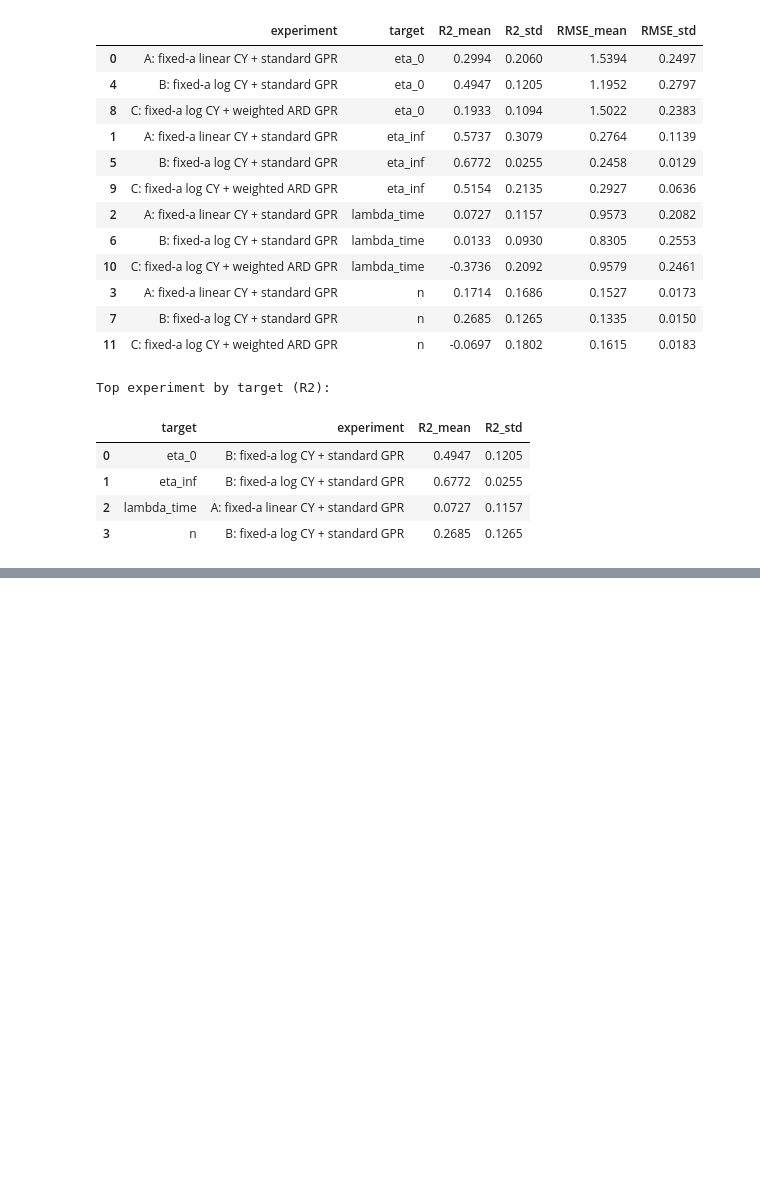
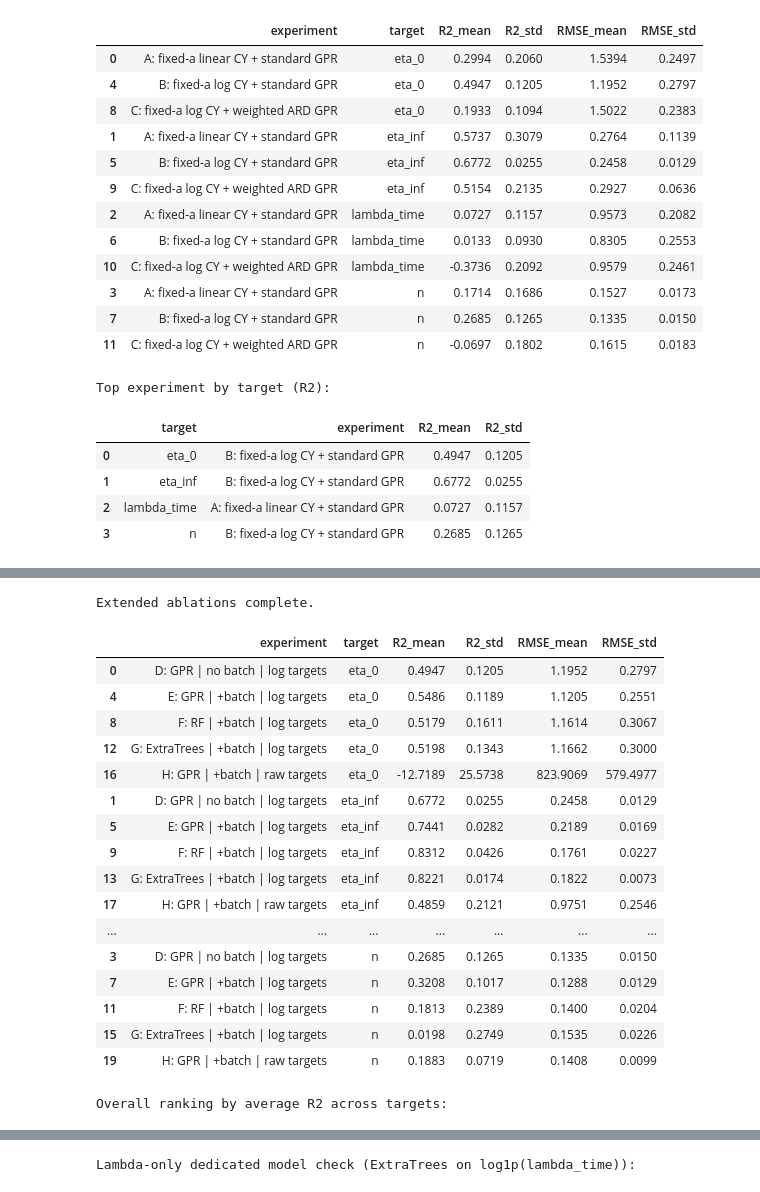
Before and after one commit to jaifm/msc-dissertation-project-MOTS1, a Jupyter notebook: notebooks/CY_modelling.ipynb, the cells around one changed output, grey strips where cells are left out. Cells and saved outputs as stored; diff of their text form; code cells hidden in the pictures; blank space fills up the shorter version.

```diff
--- a/notebooks/CY_modelling.ipynb
+++ b/notebooks/CY_modelling.ipynb
@@ -554,0 +693,78 @@ Top experiment by target (R2):
+# %%
+# Use the stronger CY extraction from Section 8
+physics_base = physics_B.copy()
+
+extended_experiments = []
+
+# D: GPR, no Source_Batch, log targets (same family as best from Section 8)
+X_D = build_feature_matrix(physics_base, include_source_batch=False)
+y_D, targets_D = build_target_matrix(physics_base, log_transform=True)
+res_D = evaluate_model_cv(X_D, y_D, targets_D, model_type="gpr", random_state=42)
+res_D["experiment"] = "D: GPR | no batch | log targets"
+extended_experiments.append(res_D)
+
+# E: GPR, include Source_Batch, log targets
+X_E = build_feature_matrix(physics_base, include_source_batch=True)
+y_E, targets_E = build_target_matrix(physics_base, log_transform=True)
+res_E = evaluate_model_cv(X_E, y_E, targets_E, model_type="gpr", random_state=42)
+res_E["experiment"] = "E: GPR | +batch | log targets"
+extended_experiments.append(res_E)
+
+# F: RandomForest, include Source_Batch, log targets
+res_F = evaluate_model_cv(X_E, y_E, targets_E, model_type="rf", random_state=42)
+res_F["experiment"] = "F: RF | +batch | log targets"
+extended_experiments.append(res_F)
+
+# G: ExtraTrees, include Source_Batch, log targets
+res_G = evaluate_model_cv(X_E, y_E, targets_E, model_type="et", random_state=42)
+res_G["experiment"] = "G: ExtraTrees | +batch | log targets"
+extended_experiments.append(res_G)
+
+# H: GPR, include Source_Batch, no target log-transform
+X_H = build_feature_matrix(physics_base, include_source_batch=True)
+y_H, targets_H = build_target_matrix(physics_base, log_transform=False)
+res_H = evaluate_model_cv(X_H, y_H, targets_H, model_type="gpr", random_state=42)
+res_H["experiment"] = "H: GPR | +batch | raw targets"
+extended_experiments.append(res_H)
+
+extended_results = pd.concat(extended_experiments, ignore_index=True)
+extended_results = extended_results[
+    ["experiment", "target", "R2_mean", "R2_std", "RMSE_mean", "RMSE_std"]
+].sort_values(["target", "experiment"])
+
+print("Extended ablations complete.")
+display(extended_results.round(4))
+
+# Aggregate ranking: average R2 across all four targets
+overall_rank = (
+    extended_results.groupby("experiment", as_index=False)["R2_mean"].mean()
+    .rename(columns={"R2_mean": "Avg_R2_across_targets"})
+    .sort_values("Avg_R2_across_targets", ascending=False)
+)
+print("Overall ranking by average R2 across targets:")
+display(overall_rank.round(4))
+
+# Dedicated lambda_time check with ExtraTrees
+lambda_only_summary = evaluate_lambda_only(X_E, physics_base, random_state=42)
+print("Lambda-only dedicated model check (ExtraTrees on log1p(lambda_time)):")
+display(pd.DataFrame([lambda_only_summary]).round(4))
+# %% [output]
+Extended ablations complete.
+|  | experiment | target | R2_mean | R2_std | RMSE_mean | RMSE_std |
+| 0 | D: GPR | no batch | log targets | eta_0 | 0.4947 | 0.1205 | 1.1952 | 0.2797 |
+| 4 | E: GPR | +batch | log targets | eta_0 | 0.5486 | 0.1189 | 1.1205 | 0.2551 |
+| 8 | F: RF | +batch | log targets | eta_0 | 0.5179 | 0.1611 | 1.1614 | 0.3067 |
+| 12 | G: ExtraTrees | +batch | log targets | eta_0 | 0.5198 | 0.1343 | 1.1662 | 0.3000 |
+| 16 | H: GPR | +batch | raw targets | eta_0 | -12.7189 | 25.5738 | 823.9069 | 579.4977 |
+| 1 | D: GPR | no batch | log targets | eta_inf | 0.6772 | 0.0255 | 0.2458 | 0.0129 |
+| 5 | E: GPR | +batch | log targets | eta_inf | 0.7441 | 0.0282 | 0.2189 | 0.0169 |
+| 9 | F: RF | +batch | log targets | eta_inf | 0.8312 | 0.0426 | 0.1761 | 0.0227 |
+| 13 | G: ExtraTrees | +batch | log targets | eta_inf | 0.8221 | 0.0174 | 0.1822 | 0.0073 |
+| 17 | H: GPR | +batch | raw targets | eta_inf | 0.4859 | 0.2121 | 0.9751 | 0.2546 |
+| ... | ... | ... | ... | ... | ... | ... |
+| 3 | D: GPR | no batch | log targets | n | 0.2685 | 0.1265 | 0.1335 | 0.0150 |
+| 7 | E: GPR | +batch | log targets | n | 0.3208 | 0.1017 | 0.1288 | 0.0129 |
+| 11 | F: RF | +batch | log targets | n | 0.1813 | 0.2389 | 0.1400 | 0.0204 |
+| 15 | G: ExtraTrees | +batch | log targets | n | 0.0198 | 0.2749 | 0.1535 | 0.0226 |
+| 19 | H: GPR | +batch | raw targets | n | 0.1883 | 0.0719 | 0.1408 | 0.0099 |
+Overall ranking by average R2 across targets:
@@ -554,0 +777 @@ Top experiment by target (R2):
+Lambda-only dedicated model check (ExtraTrees on log1p(lambda_time)):
```
Also changed, not shown: parts of 3 cells of this notebook.
